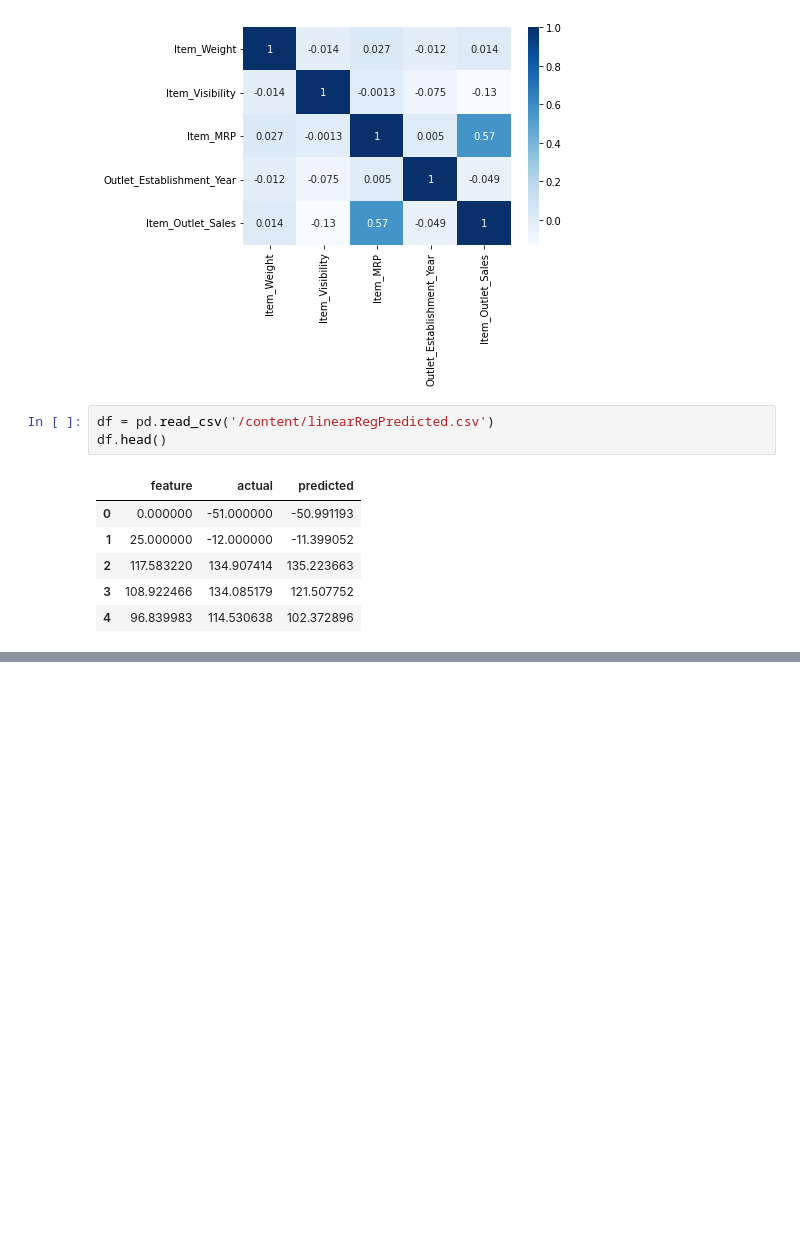
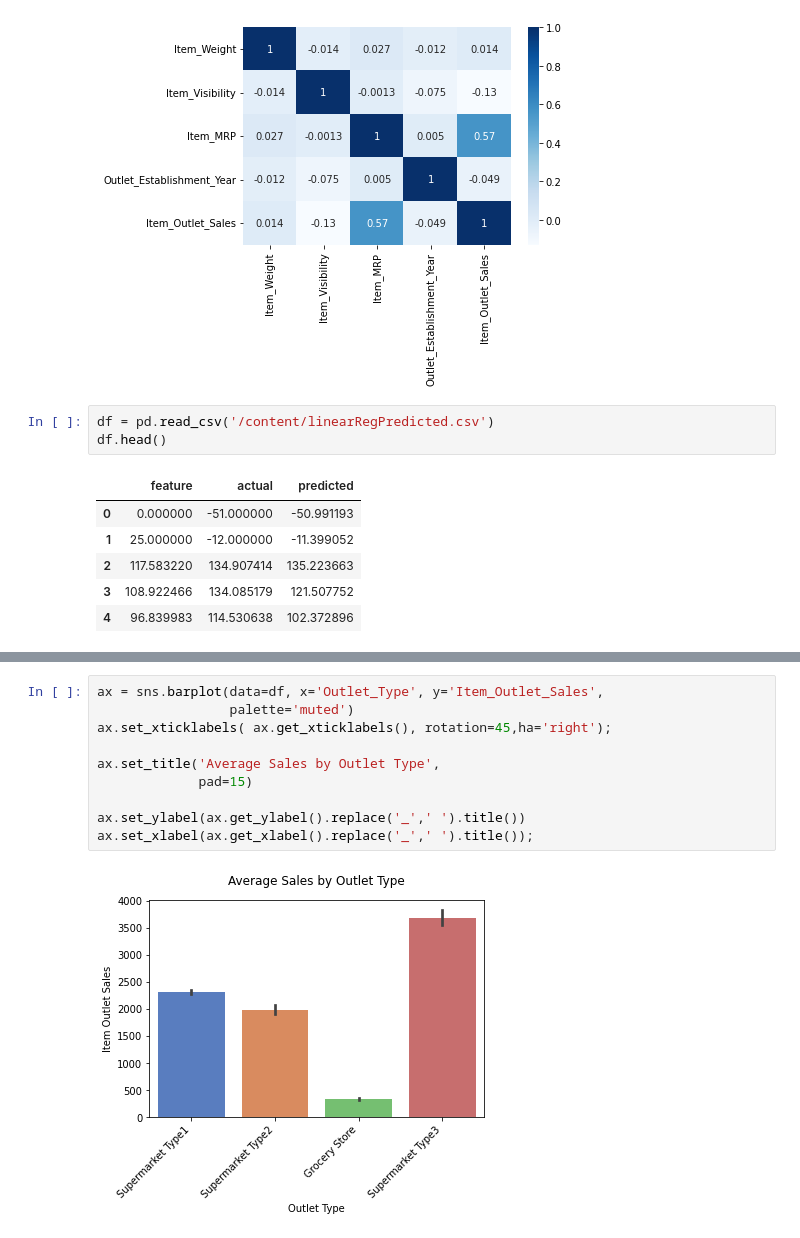
Before and after one commit to norgel/food-sales-predictions, a Jupyter notebook: food_sales_predictions.ipynb, the cells around one changed output, grey strips where cells are left out. Cells and saved outputs as stored; diff of their text form; blank space fills up the shorter version.

```diff
--- a/food_sales_predictions.ipynb
+++ b/food_sales_predictions.ipynb
@@ -345,0 +349,12 @@ plt.legend()
+# %%
+ax = sns.barplot(data=df, x='Outlet_Type', y='Item_Outlet_Sales',
+                 palette='muted')
+ax.set_xticklabels( ax.get_xticklabels(), rotation=45,ha='right');
+
+ax.set_title('Average Sales by Outlet Type',
+             pad=15)
+
+ax.set_ylabel(ax.get_ylabel().replace('_',' ').title())
+ax.set_xlabel(ax.get_xlabel().replace('_',' ').title());
+# %% [output]
+[figure, added]
```
Also changed, not shown: parts of 5 cells of this notebook.
